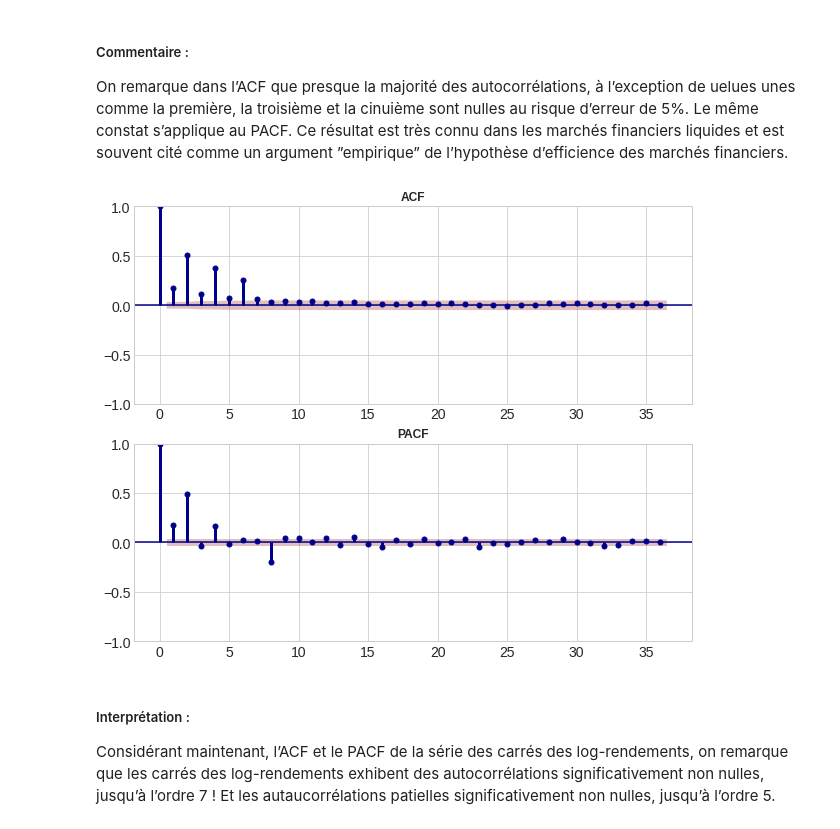
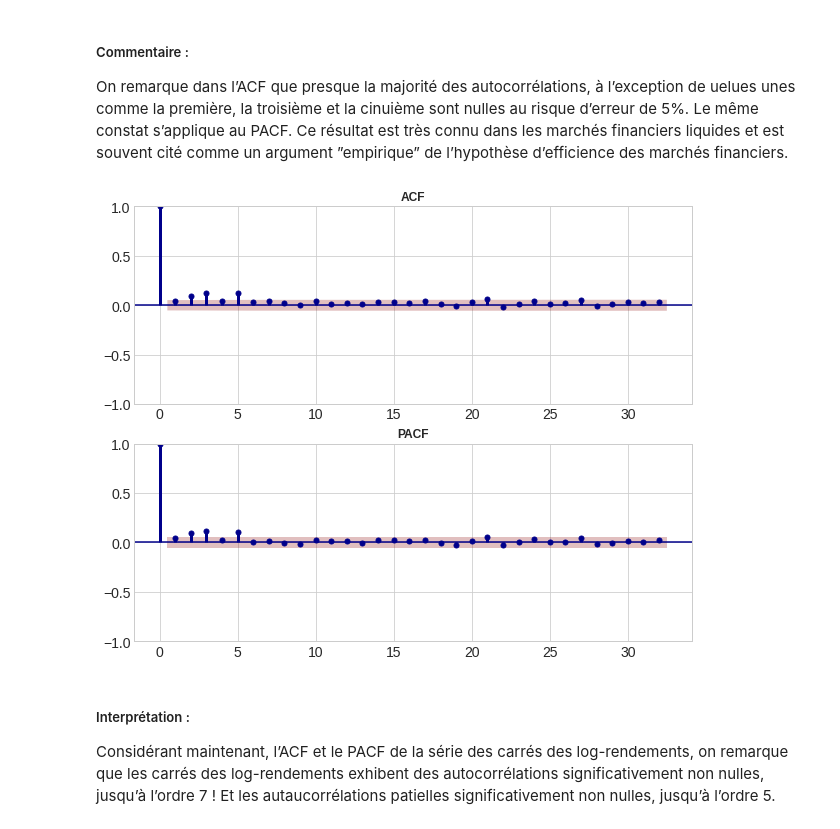
Before and after one commit to S1405V2/RepoProjectDS, a Jupyter notebook: Charles-Travail de modelisation .ipynb, the cells around one changed output. Saved outputs shown, nothing was run; the diff lists cells and outputs as text; code cells hidden in the pictures.

```diff
--- a/Charles-Travail de modelisation .ipynb
+++ b/Charles-Travail de modelisation .ipynb
@@ -67,9 +65,9 @@ vol
 devise
 Unnamed: 7
 # %%
-BTC=BTC['2020-01-01':].copy()
+BTC_1=BTC['2017-01-01':].copy()
 # %%
-Close = BTC['clot']
+Close = BTC_1['clot']
 # %%
 Close.plot(color='darkblue', label='Cours de fermeture')
 plt.ylabel('Fermeture', fontdict={'weight':'bold'})
@@ -243,9 +240,9 @@ au PACF.
 Ce résultat est très connu dans les marchés financiers liquides et est souvent cité comme un
 argument ”empirique” de l’hypothèse d’efficience des marchés financiers.
 # %%
-AcfPacf((lrets_train)**2)
+AcfPacf((logrets)**2)
 # %% [output]
-[figure, old version]
+[figure, new version]
 # %% [markdown]
 ##### Interprétation :
 Considérant maintenant, l’ACF et le PACF de la série des carrés des log-rendements, on remarque que les carrés des
```
Also changed, not shown: parts of 53 cells of this notebook.
